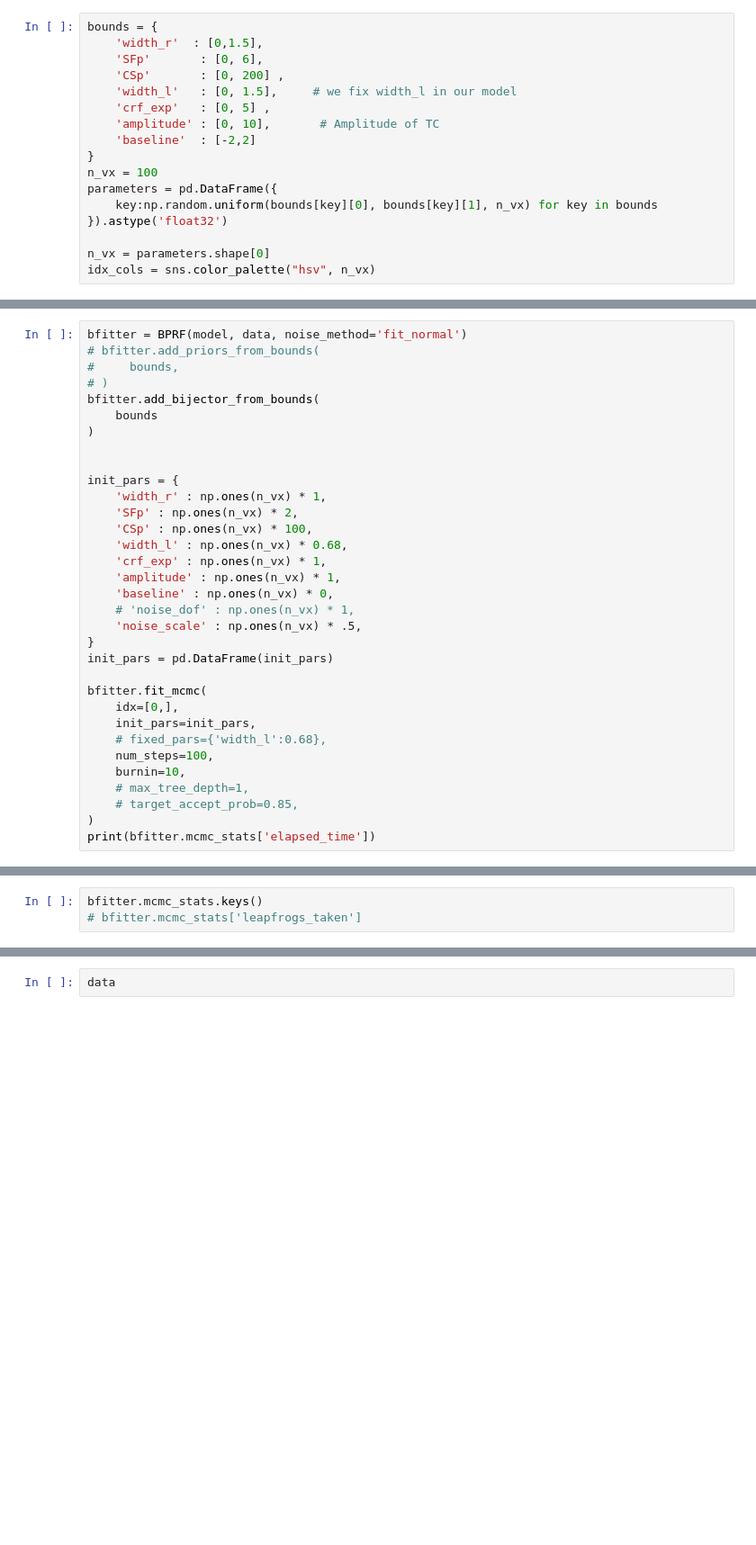
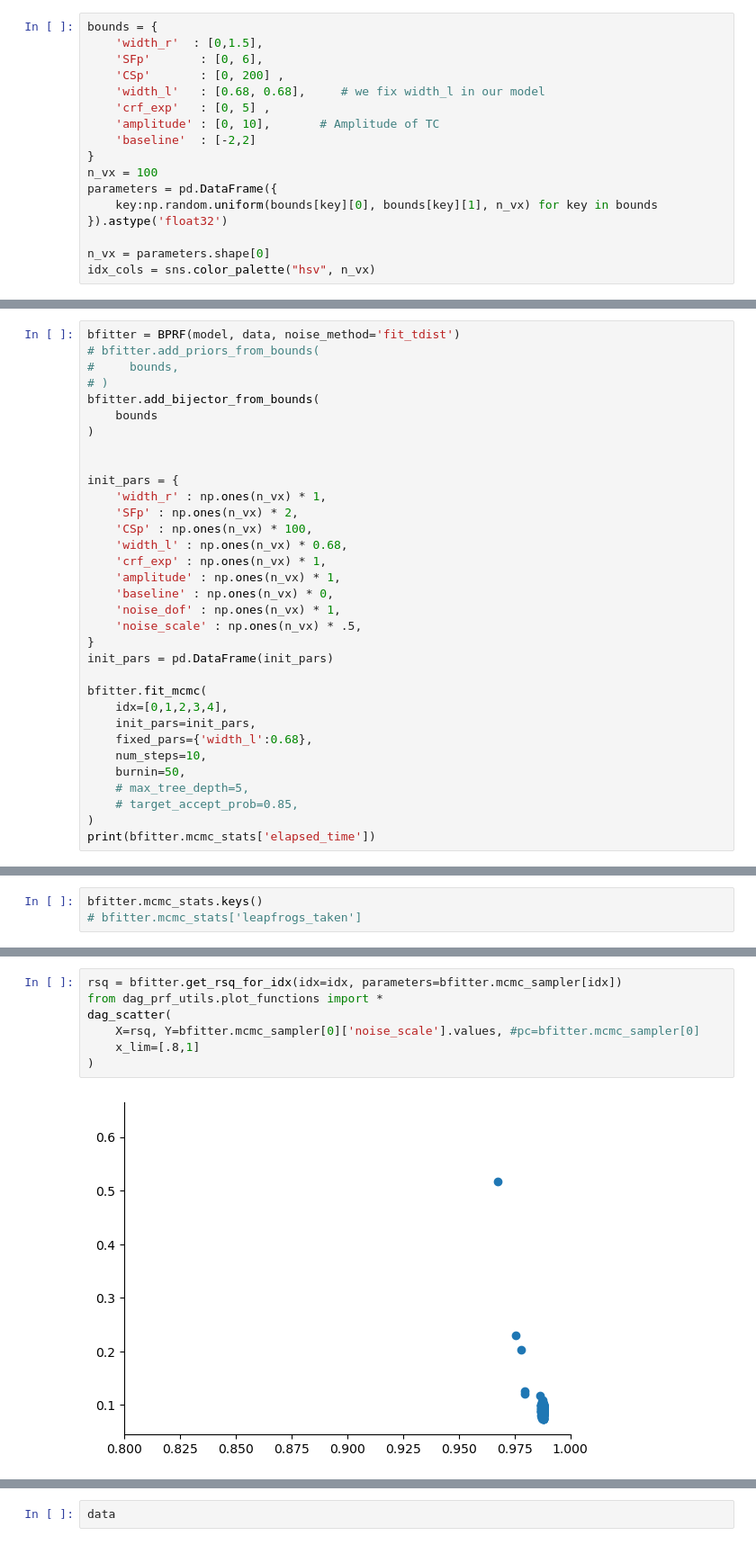
Before and after one commit to mdaghlian/braincoder_bprf, a Jupyter notebook: notebooks/work_in_progress/CSENF_mcmc_UNIFORM.ipynb, the cells around one changed output, grey strips where cells are left out. Shown at 90% size. Cells and saved outputs as stored; diff of their text form; blank space fills up the shorter version.

```diff
--- a/notebooks/work_in_progress/CSENF_mcmc_UNIFORM.ipynb
+++ b/notebooks/work_in_progress/CSENF_mcmc_UNIFORM.ipynb
@@ -50,7 +40,7 @@ bounds = {
     'width_r'  : [0,1.5],
     'SFp'       : [0, 6],
     'CSp'       : [0, 200] ,
-    'width_l'   : [0, 1.5],     # we fix width_l in our model
+    'width_l'   : [0.68, 0.68],     # we fix width_l in our model
     'crf_exp'   : [0, 5] ,
     'amplitude' : [0, 10],       # Amplitude of TC
     'baseline'  : [-2,2]
@@ -137,5 +171,5 @@ plt.show()
 # %%
-bfitter = BPRF(model, data, noise_method='fit_normal')
+bfitter = BPRF(model, data, noise_method='fit_tdist')
 # bfitter.add_priors_from_bounds(
 #     bounds,
 # )
@@ -152,18 +186,18 @@ init_pars = {
     'crf_exp' : np.ones(n_vx) * 1,
     'amplitude' : np.ones(n_vx) * 1,
     'baseline' : np.ones(n_vx) * 0,
-    # 'noise_dof' : np.ones(n_vx) * 1,
+    'noise_dof' : np.ones(n_vx) * 1,
     'noise_scale' : np.ones(n_vx) * .5,
 }
 init_pars = pd.DataFrame(init_pars)
 
 bfitter.fit_mcmc(
-    idx=[0,],
+    idx=[0,1,2,3,4],
     init_pars=init_pars,
-    # fixed_pars={'width_l':0.68},
-    num_steps=100,
-    burnin=10,
-    # max_tree_depth=1,
+    fixed_pars={'width_l':0.68},
+    num_steps=10,
+    burnin=50,
+    # max_tree_depth=5,
     # target_accept_prob=0.85,
 )
 print(bfitter.mcmc_stats['elapsed_time'])
@@ -191,0 +264,9 @@ plt.plot(cpreds.iloc[:,idx], ':r')
+# %%
+rsq = bfitter.get_rsq_for_idx(idx=idx, parameters=bfitter.mcmc_sampler[idx])
+from dag_prf_utils.plot_functions import *
+dag_scatter(
+    X=rsq, Y=bfitter.mcmc_sampler[0]['noise_scale'].values, #pc=bfitter.mcmc_sampler[0]
+    x_lim=[.8,1]
+)
+# %% [output]
+[figure, added]
```
Also changed, not shown: parts of 15 cells of this notebook, 1 other file.
